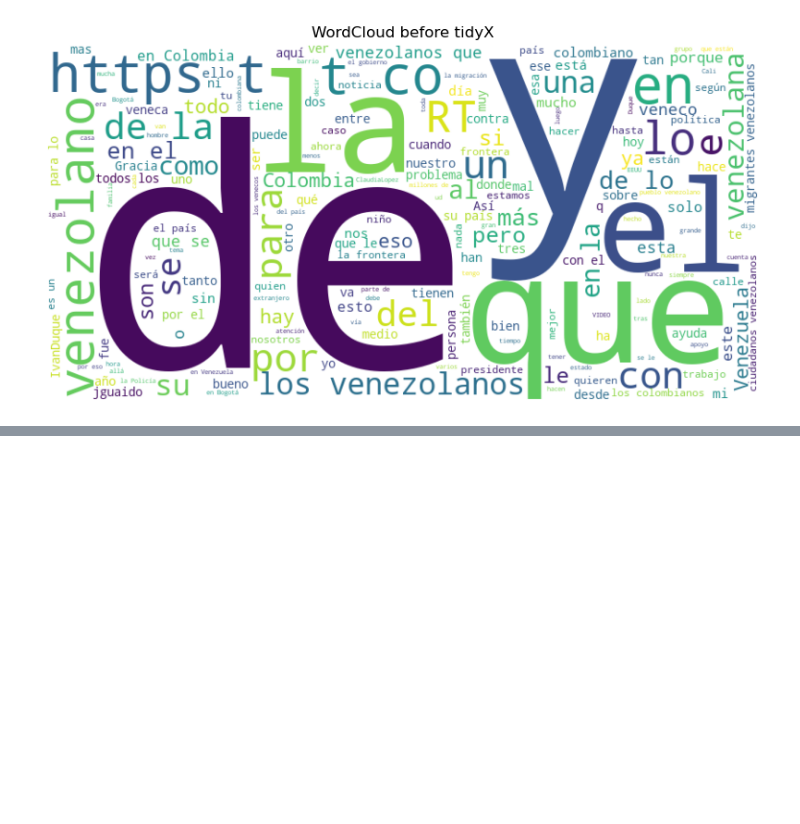
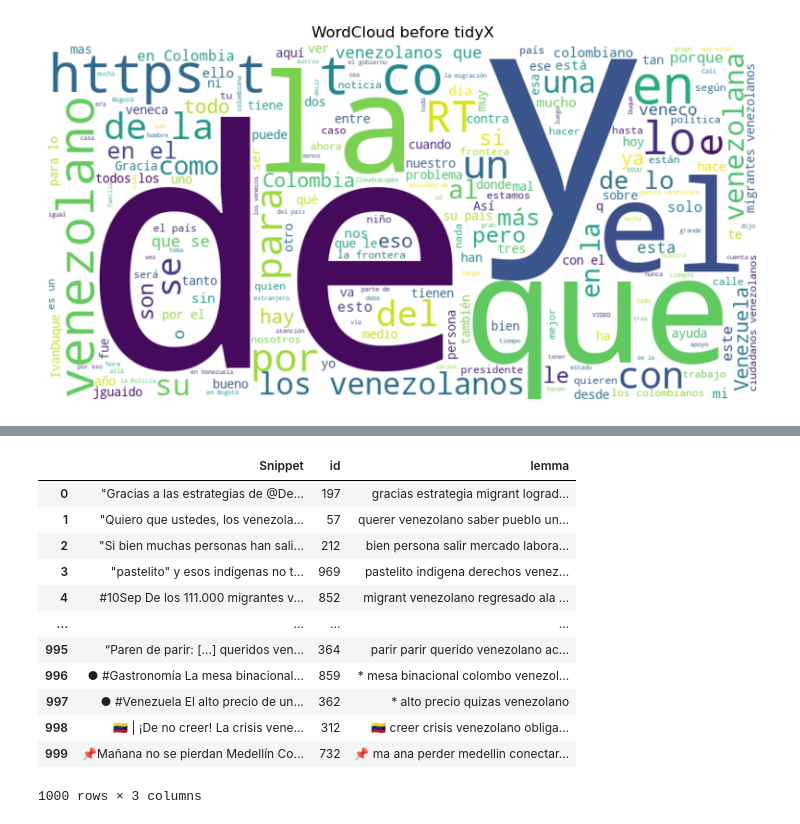
Before and after one commit to lgomezt/tidyX, a Jupyter notebook: docs/source/examples/tutorial.ipynb, the cells around one changed output, grey strips where cells are left out. Saved outputs shown, nothing was run; the diff lists cells and outputs as text; code cells hidden in the pictures; blank space fills up the shorter version.

```diff
--- a/docs/source/examples/tutorial.ipynb
+++ b/docs/source/examples/tutorial.ipynb
@@ -661,0 +730,17 @@ token_df["lemma"] = token_df["clean"].apply(lambda x: tn.spanish_lemmatizer(toke
+# %%
+tweets_clean2 = tweets_long.merge(token_df, how = "left", on = "clean").groupby(["Snippet", "id"])["lemma"].agg(lambda x: " ".join(x)).reset_index()
+tweets_clean2
+# %% [output]
+|  | Snippet | id | lemma |
+| 0 | "Gracias a las estrategias de @De... | 197 | gracias estrategia migrant lograd... |
+| 1 | "Quiero que ustedes, los venezola... | 57 | querer venezolano saber pueblo un... |
+| 2 | "Si bien muchas personas han sali... | 212 | bien persona salir mercado labora... |
+| 3 | "pastelito" y esos indígenas no t... | 969 | pastelito indigena derechos venez... |
+| 4 | #10Sep De los 111.000 migrantes v... | 852 | migrant venezolano regresado ala ... |
+| ... | ... | ... | ... |
+| 995 | “Paren de parir: […] queridos ven... | 364 | parir parir querido venezolano ac... |
+| 996 | ● #Gastronomía La mesa binacional... | 859 | * mesa binacional colombo venezol... |
+| 997 | ● #Venezuela El alto precio de un... | 362 | * alto precio quizas venezolano |
+| 998 | 🇻🇪 | ¡De no creer! La crisis vene... | 312 | 🇻🇪 creer crisis venezolano obliga... |
+| 999 | 📌Mañana no se pierdan Medellín Co... | 732 | 📌 ma ana perder medellin conectar... |
+1000 rows × 3 columns
```
Also changed, not shown: parts of 12 cells of this notebook, 30 other files.
